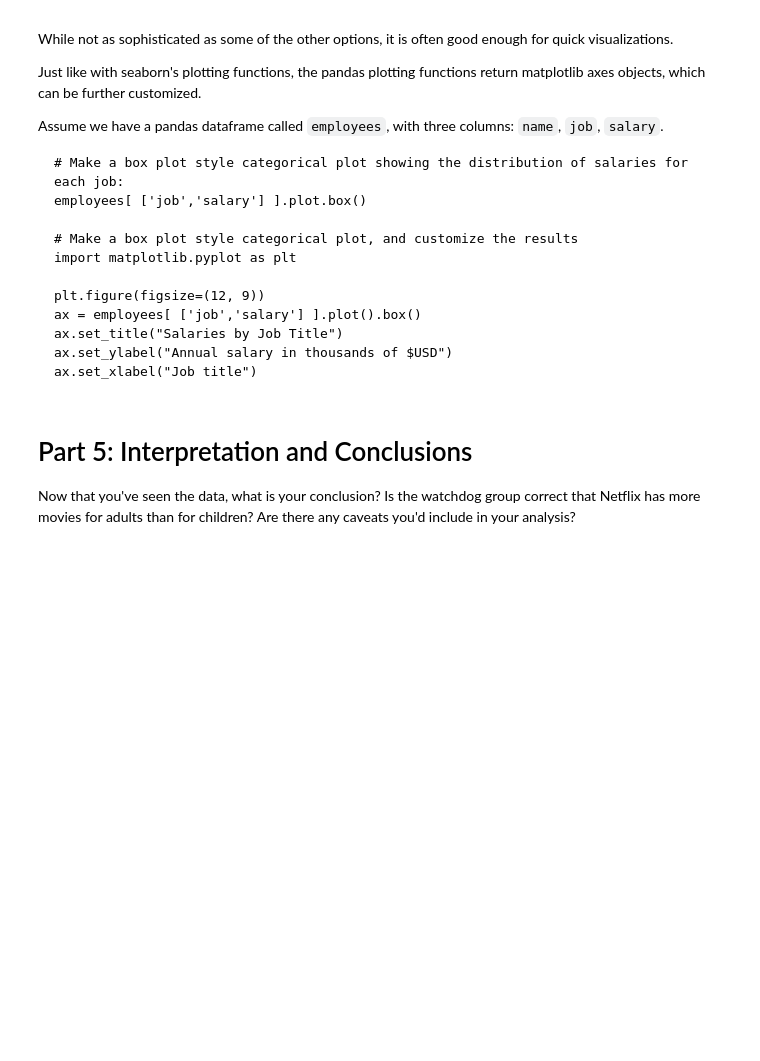
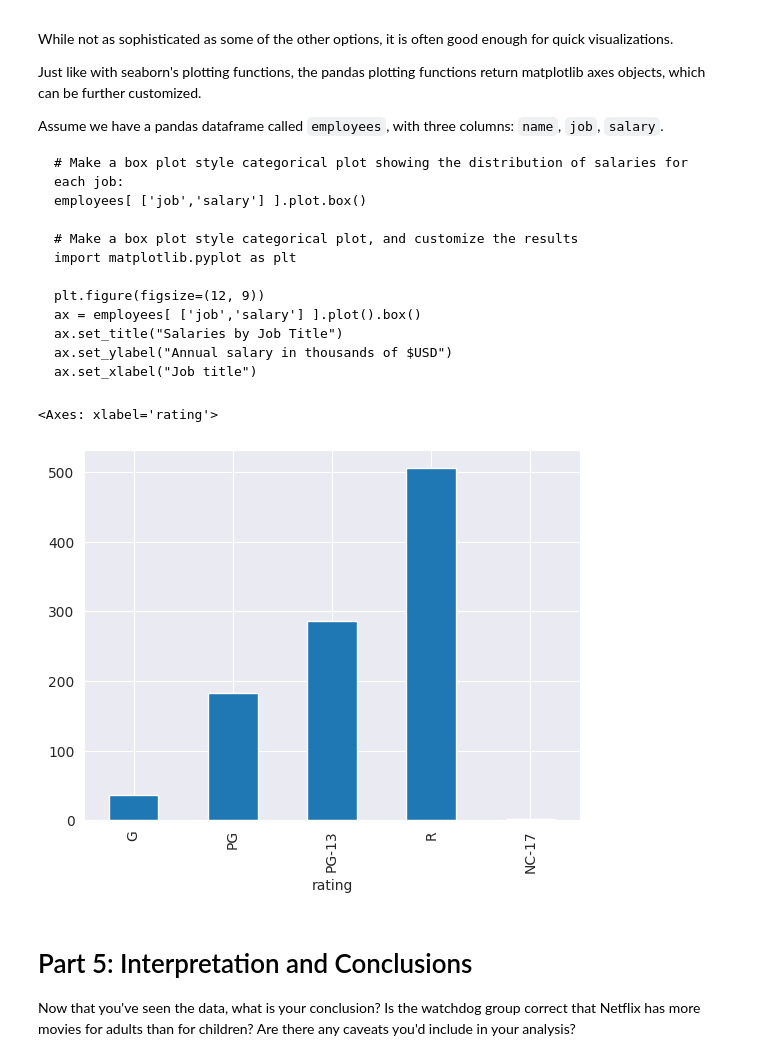
Before and after one commit to M-Merrill676/Machine_Learning, a Jupyter notebook: notebooks/Exploration_01.ipynb, the cells around one changed output. Saved outputs shown, nothing was run; the diff lists cells and outputs as text; code cells hidden in the pictures; blank space fills up the shorter version.

```diff
--- a/notebooks/Exploration_01.ipynb
+++ b/notebooks/Exploration_01.ipynb
@@ -271,10 +269,15 @@ Assume we have a pandas dataframe called `employees`, with three columns: `name`
 # %%
 # Use pandas' built in plotting functions to create a count plot comparing the count of each movie rating
 # This will be a little trickier than the other libraries, but one hint is that the pandas value_counts() function
 # actually returns a dataframe.
 import matplotlib.pyplot as plt
 
-movies
+rating_counts = real_movies['rating'].value_counts().reindex(['G', 'PG', 'PG-13', 'R', 'NC-17'])
+
+rating_counts.plot.bar()
+# %% [output]
+<Axes: xlabel='rating'>
+[figure, added]
 # %% [markdown]
 # Part 5: Interpretation and Conclusions
 
```
Also changed, not shown: parts of 1 cell of this notebook.
